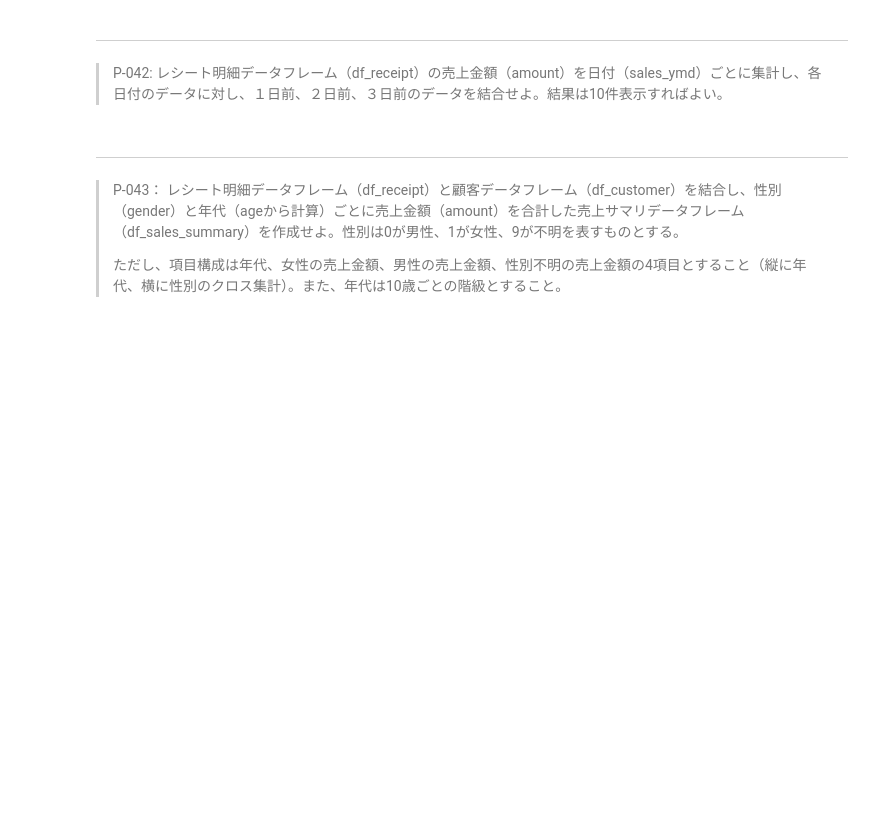
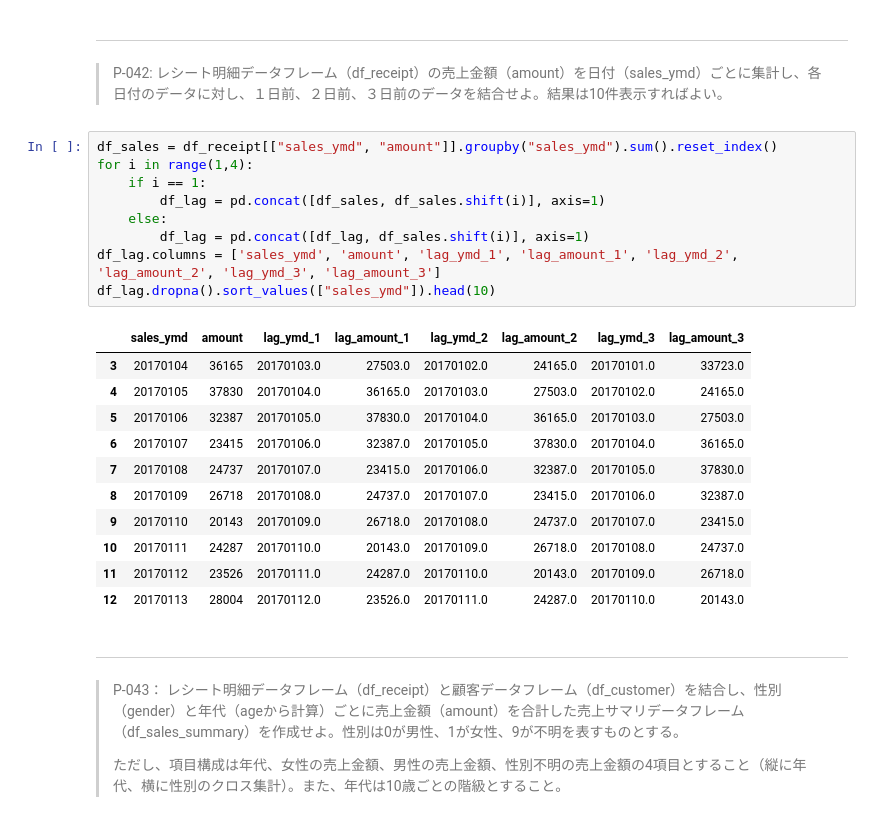
Before and after one commit to T-Sawao/Problem_100, a Jupyter notebook: data_100/docker/work/preprocess_knock_Python.ipynb, the cells around one changed output. Drawn from its saved outputs; the diff is of its cells as text; blank space fills up the shorter version.

```diff
--- a/data_100/docker/work/preprocess_knock_Python.ipynb
+++ b/data_100/docker/work/preprocess_knock_Python.ipynb
@@ -667,6 +667,27 @@ df_sales_amount_by_date.head(10)
 # %% [markdown]
 ---
 > P-042: レシート明細データフレーム（df_receipt）の売上金額（amount）を日付（sales_ymd）ごとに集計し、各日付のデータに対し、１日前、２日前、３日前のデータを結合せよ。結果は10件表示すればよい。
+# %%
+df_sales = df_receipt[["sales_ymd", "amount"]].groupby("sales_ymd").sum().reset_index()
+for i in range(1,4):
+    if i == 1:
+        df_lag = pd.concat([df_sales, df_sales.shift(i)], axis=1)
+    else:
+        df_lag = pd.concat([df_lag, df_sales.shift(i)], axis=1)
+df_lag.columns = ['sales_ymd', 'amount', 'lag_ymd_1', 'lag_amount_1', 'lag_ymd_2', 'lag_amount_2', 'lag_ymd_3', 'lag_amount_3']
+df_lag.dropna().sort_values(["sales_ymd"]).head(10)
+# %% [output]
+|  | sales_ymd | amount | lag_ymd_1 | lag_amount_1 | lag_ymd_2 | lag_amount_2 | lag_ymd_3 | lag_amount_3 |
+| 3 | 20170104 | 36165 | 20170103.0 | 27503.0 | 20170102.0 | 24165.0 | 20170101.0 | 33723.0 |
+| 4 | 20170105 | 37830 | 20170104.0 | 36165.0 | 20170103.0 | 27503.0 | 20170102.0 | 24165.0 |
+| 5 | 20170106 | 32387 | 20170105.0 | 37830.0 | 20170104.0 | 36165.0 | 20170103.0 | 27503.0 |
+| 6 | 20170107 | 23415 | 20170106.0 | 32387.0 | 20170105.0 | 37830.0 | 20170104.0 | 36165.0 |
+| 7 | 20170108 | 24737 | 20170107.0 | 23415.0 | 20170106.0 | 32387.0 | 20170105.0 | 37830.0 |
+| 8 | 20170109 | 26718 | 20170108.0 | 24737.0 | 20170107.0 | 23415.0 | 20170106.0 | 32387.0 |
+| 9 | 20170110 | 20143 | 20170109.0 | 26718.0 | 20170108.0 | 24737.0 | 20170107.0 | 23415.0 |
+| 10 | 20170111 | 24287 | 20170110.0 | 20143.0 | 20170109.0 | 26718.0 | 20170108.0 | 24737.0 |
+| 11 | 20170112 | 23526 | 20170111.0 | 24287.0 | 20170110.0 | 20143.0 | 20170109.0 | 26718.0 |
+| 12 | 20170113 | 28004 | 20170112.0 | 23526.0 | 20170111.0 | 24287.0 | 20170110.0 | 20143.0 |
 # %% [markdown]
 ---
 > P-043： レシート明細データフレーム（df_receipt）と顧客データフレーム（df_customer）を結合し、性別（gender）と年代（ageから計算）ごとに売上金額（amount）を合計した売上サマリデータフレーム（df_sales_summary）を作成せよ。性別は0が男性、1が女性、9が不明を表すものとする。
```
Also changed, not shown: parts of 3 cells of this notebook.
